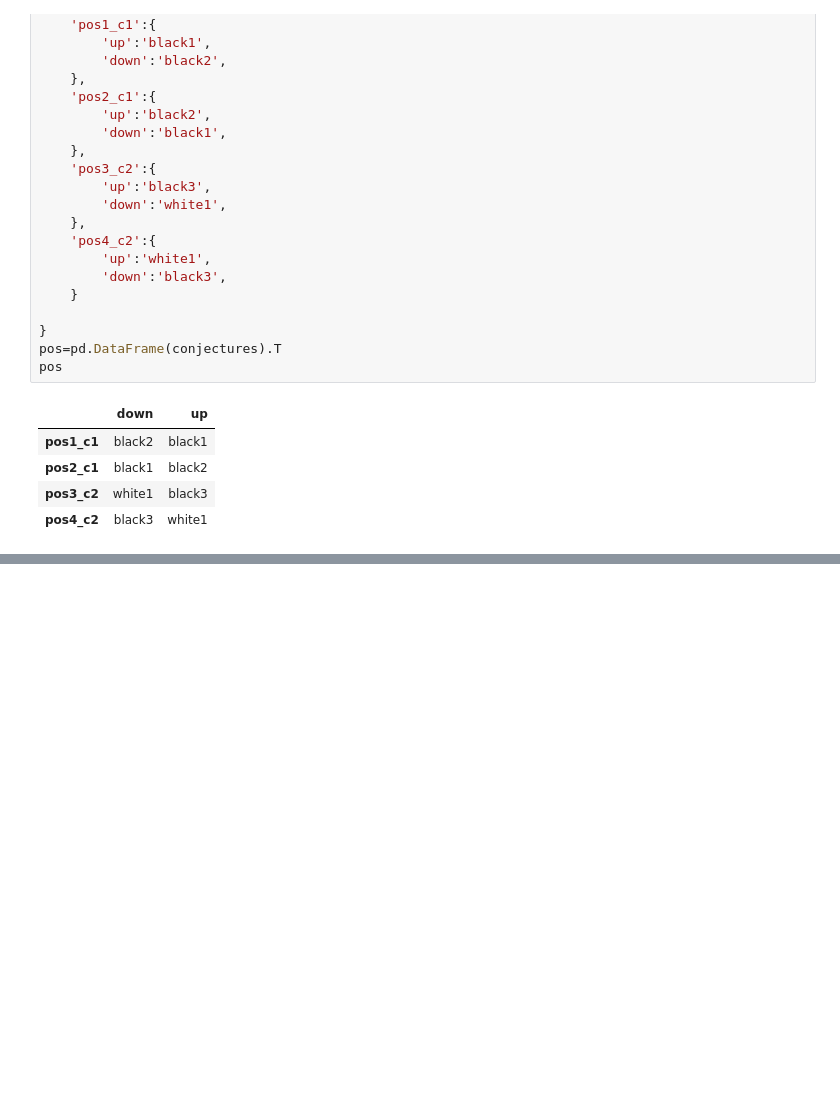
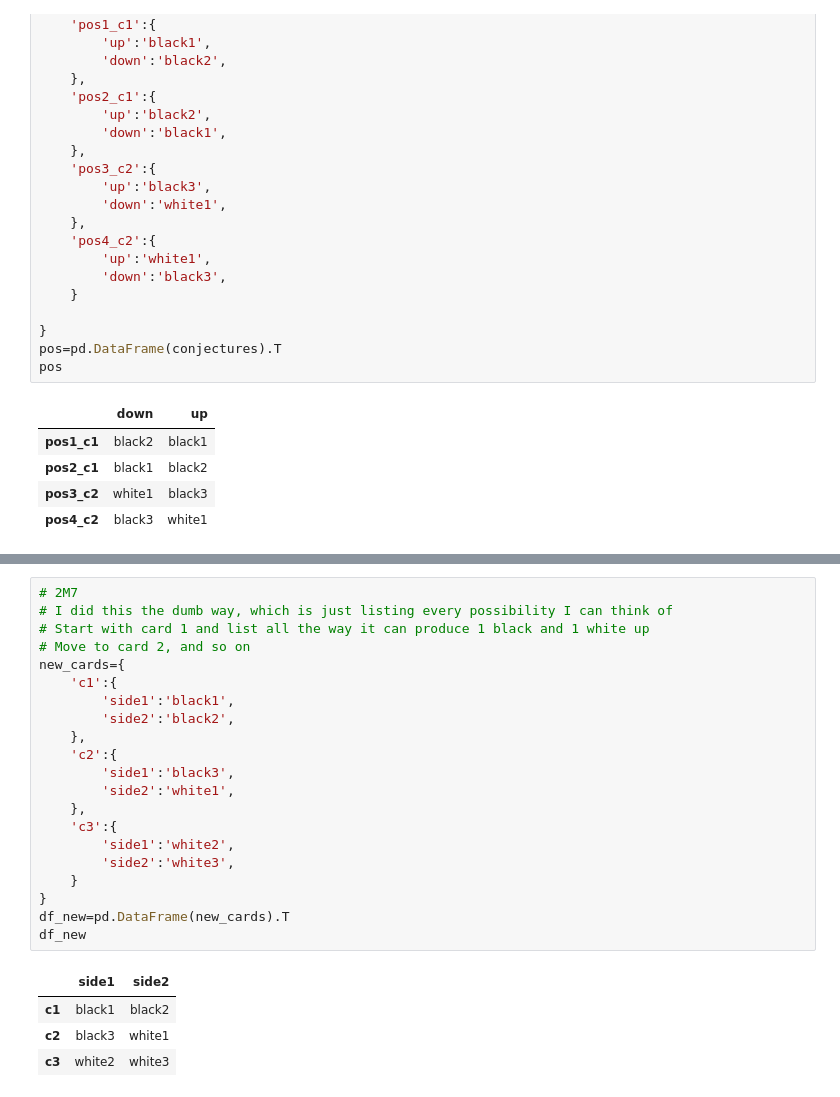
Before and after one commit to yangyu-1/statistical_rethinking_hw_pymc3, a Jupyter notebook: chapter_notebooks/chapter_2.ipynb, the cells around one changed output, grey strips where cells are left out. Drawn from its saved outputs; the diff is of its cells as text; blank space fills up the shorter version.

Commit message:
started with chapter 2

```diff
--- a/chapter_notebooks/chapter_2.ipynb
+++ b/chapter_notebooks/chapter_2.ipynb
@@ -233,0 +342,26 @@ pos
+# %%
+# 2M7
+# I did this the dumb way, which is just listing every possibility I can think of
+# Start with card 1 and list all the way it can produce 1 black and 1 white up
+# Move to card 2, and so on
+new_cards={
+    'c1':{
+        'side1':'black1',
+        'side2':'black2',
+    },
+    'c2':{
+        'side1':'black3',
+        'side2':'white1',
+    },
+    'c3':{
+        'side1':'white2',
+        'side2':'white3',
+    }
+}
+df_new=pd.DataFrame(new_cards).T
+df_new
+# %% [output]
+|  | side1 | side2 |
+| c1 | black1 | black2 |
+| c2 | black3 | white1 |
+| c3 | white2 | white3 |
```
Also changed, not shown: parts of 7 cells of this notebook.
